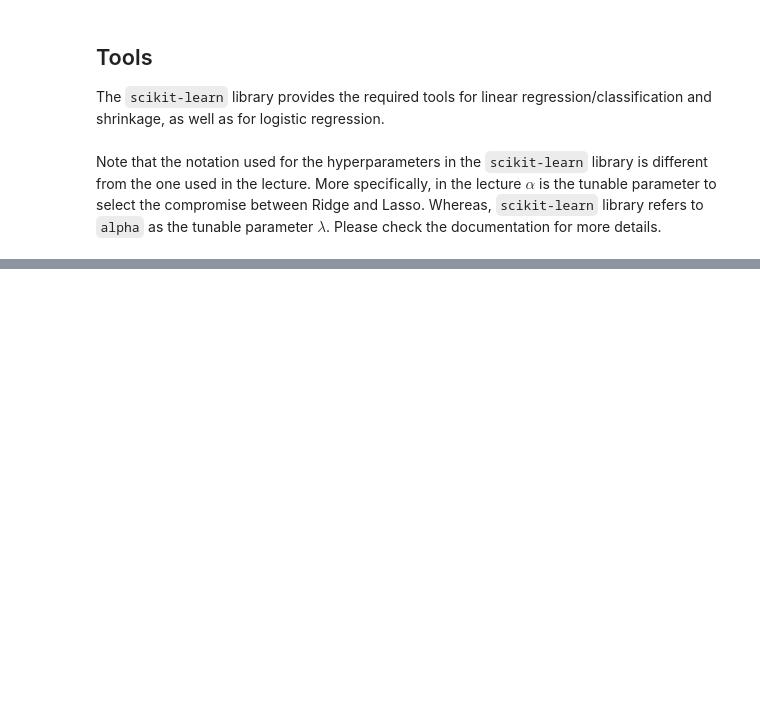
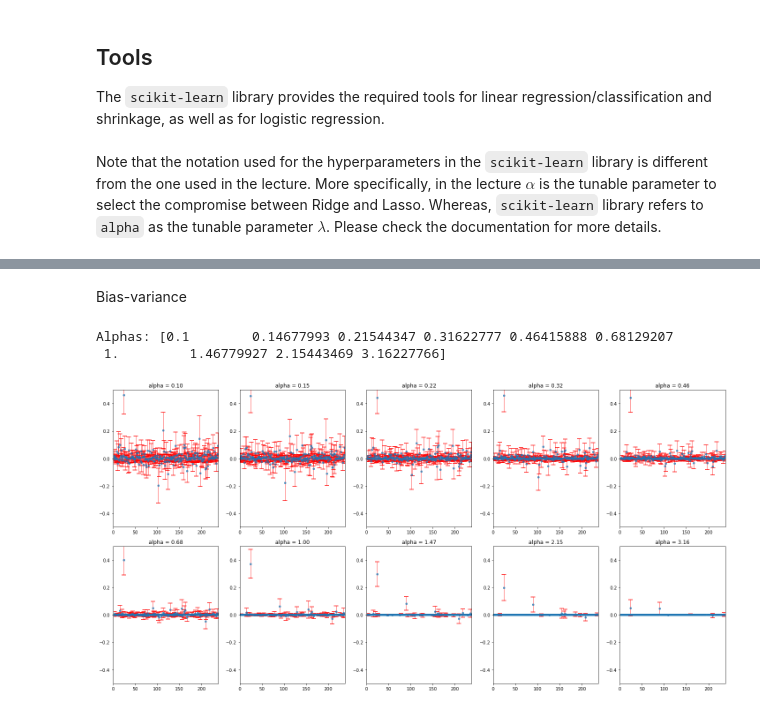
Before and after one commit to langestefan/8dm50-machine-learning, a Jupyter notebook: practicals/week_3.ipynb, the cells around one changed output, grey strips where cells are left out. Cells and saved outputs as stored; diff of their text form; code cells hidden in the pictures; blank space fills up the shorter version.

Commit message:
Finish bias-variance and update feature selection

```diff
--- a/practicals/week_3.ipynb
+++ b/practicals/week_3.ipynb
@@ -405,0 +429,53 @@ print(f'MSE on test set: {mse_test} for alpha: {bestAlpha}',', then the amount o
+# %% [markdown]
+Bias-variance
+# %%
+import enum
+import numpy as np
+import matplotlib.pyplot as plt
+from sklearn.ensemble import BaggingRegressor
+
+# model definition
+n_estimators = 100
+
+# alpha definition
+alphas = np.logspace(-1, 0.5, 10)
+print(f"Alphas: {alphas}")
+
+means = {}
+stds = {}
+
+for alpha in alphas:
+
+    lasso_model = Lasso(random_state=0, max_iter=10000, alpha=alpha)
+    model = BaggingRegressor(lasso_model,
+                            n_estimators=n_estimators,
+                            bootstrap=True)
+
+    y_label = y.values.ravel()
+    model.fit(X, y_label)
+    estimators = model.estimators_
+
+    # compute mean and variance for each parameter over all estimators
+    mean = np.mean([estimator.coef_ for estimator in estimators], axis=0)
+    std = np.std([estimator.coef_ for estimator in estimators], axis=0)
+
+    means[alpha] = mean
+    stds[alpha] = std
+
+# plot the results
+plt.figure(figsize=(20, 10))
+
+for idx, alpha in enumerate(alphas):
+    plt.subplot(2, 5, idx+1)
+    plt.title(f"alpha = {alpha:.2f}")
+    plt.errorbar(np.arange(len(means[alpha])), means[alpha], yerr=stds[alpha],
+                 ecolor='r', capthick=2, capsize=5, fmt='o', markersize=4, elinewidth=1, alpha=0.7)
+    plt.tight_layout()
+    plt.ylim([-0.5, 0.5])
+    plt.xlim([0, np.shape(X)[1]])
+
+plt.show()
+# %% [output]
+Alphas: [0.1        0.14677993 0.21544347 0.31622777 0.46415888 0.68129207
+ 1.         1.46779927 2.15443469 3.16227766]
+[figure, added]
```
Also changed, not shown: parts of 6 cells of this notebook.
